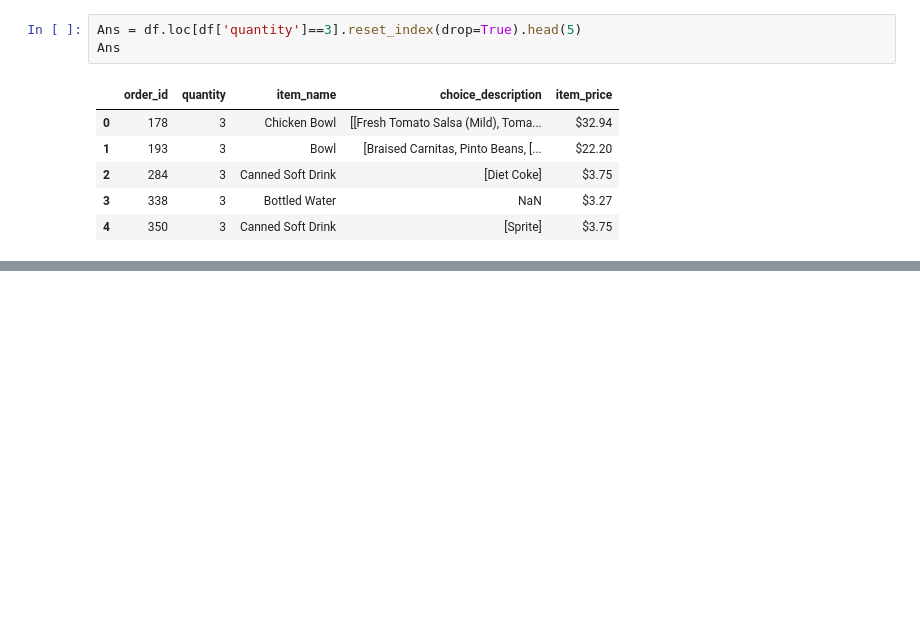
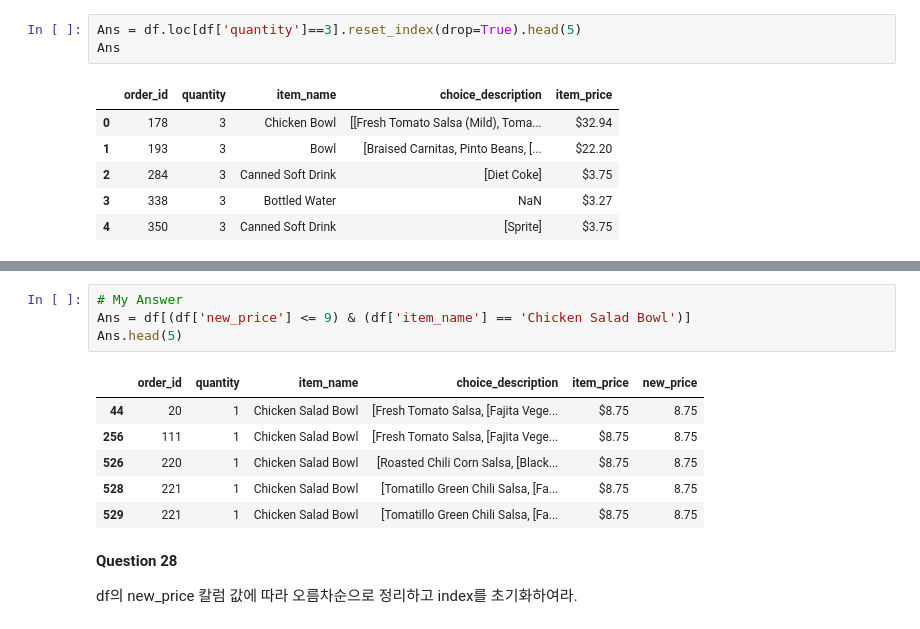
Before and after one commit to cyeon15/Study, a Jupyter notebook: datamanim/데이터 전처리 100 문제/01 Getting & Knowing Data.ipynb, the cells around one changed output, grey strips where cells are left out. Cells and saved outputs as stored; diff of their text form; blank space fills up the shorter version.

```diff
--- a/datamanim/데이터 전처리 100 문제/01 Getting & Knowing Data.ipynb
+++ b/datamanim/데이터 전처리 100 문제/01 Getting & Knowing Data.ipynb
@@ -382,0 +482,15 @@ Ans
+# %%
+# My Answer
+Ans = df[(df['new_price'] <= 9) & (df['item_name'] == 'Chicken Salad Bowl')]
+Ans.head(5)
+# %% [output]
+|  | order_id | quantity | item_name | choice_description | item_price | new_price |
+| 44 | 20 | 1 | Chicken Salad Bowl | [Fresh Tomato Salsa, [Fajita Vege... | $8.75 | 8.75 |
+| 256 | 111 | 1 | Chicken Salad Bowl | [Fresh Tomato Salsa, [Fajita Vege... | $8.75 | 8.75 |
+| 526 | 220 | 1 | Chicken Salad Bowl | [Roasted Chili Corn Salsa, [Black... | $8.75 | 8.75 |
+| 528 | 221 | 1 | Chicken Salad Bowl | [Tomatillo Green Chili Salsa, [Fa... | $8.75 | 8.75 |
+| 529 | 221 | 1 | Chicken Salad Bowl | [Tomatillo Green Chili Salsa, [Fa... | $8.75 | 8.75 |
+# %% [markdown]
+**Question 28**
+
+df의 new_price 칼럼 값에 따라 오름차순으로 정리하고 index를 초기화하여라.
```
Also changed, not shown: parts of 27 cells of this notebook.
